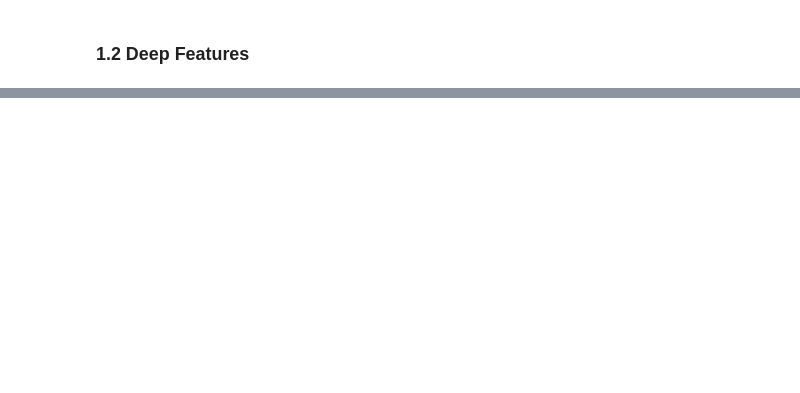
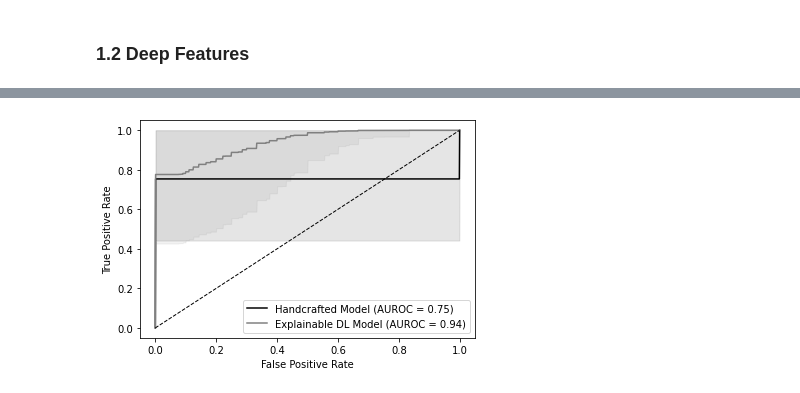
Before and after one commit to jmnolte/HCCNet, a Jupyter notebook: test_scripts/model_building/model_building.ipynb, the cells around one changed output, grey strips where cells are left out. Cells and saved outputs as stored; diff of their text form; code cells hidden in the pictures; blank space fills up the shorter version.

```diff
--- a/test_scripts/model_building/model_building.ipynb
+++ b/test_scripts/model_building/model_building.ipynb
@@ -452,0 +286,21 @@ Optimization terminated successfully    (Exit mode 0)
+# %%
+# plot receiving operater curves
+plt.plot(fpr_mean, np.squeeze(results[0]['tpr_mean'], axis=0),
+         label="Handcrafted Model (AUROC = %0.2f)" % np.mean(results[0]['auroc']),
+         color='black')
+plt.fill_between(fpr_mean, np.squeeze(results[0]['tpr_lower'], axis=0),
+                 np.squeeze(results[0]['tpr_upper'], axis=0), color='black', alpha=0.1)
+plt.plot(fpr_mean, np.squeeze(results[1]['tpr_mean'], axis=0),
+         label="Explainable DL Model (AUROC = %0.2f)" % np.mean(results[1]['auroc']),
+         color='grey')
+plt.fill_between(fpr_mean, np.squeeze(results[1]['tpr_lower'], axis=0),
+                 np.squeeze(results[1]['tpr_upper'], axis=0), color='grey', alpha=0.1)
+plt.plot([0, 1], [0, 1], color="black", lw=1, linestyle="--")
+
+plt.xlabel("False Positive Rate")
+plt.ylabel("True Positive Rate")
+plt.legend(loc="lower right")
+
+plt.savefig(os.path.join(data_dir, 'auroc.png'), dpi=300)
+# %% [output]
+[figure, added]
```
Also changed, not shown: parts of 69 cells of this notebook, 9 other files.
